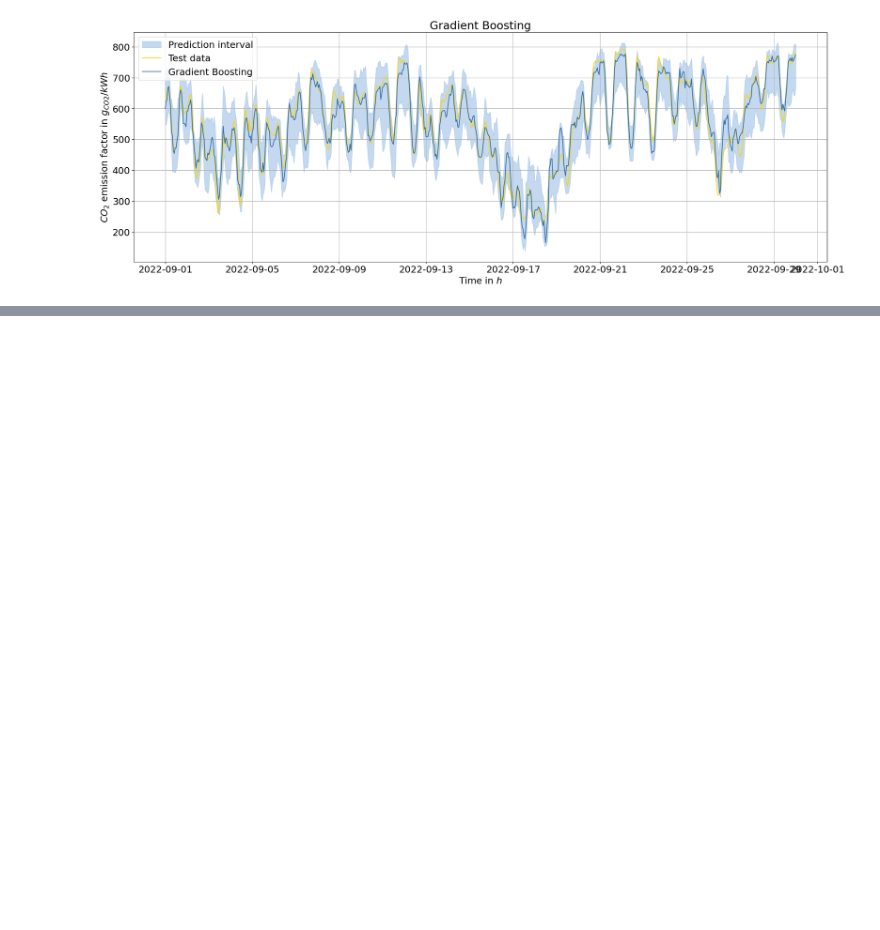
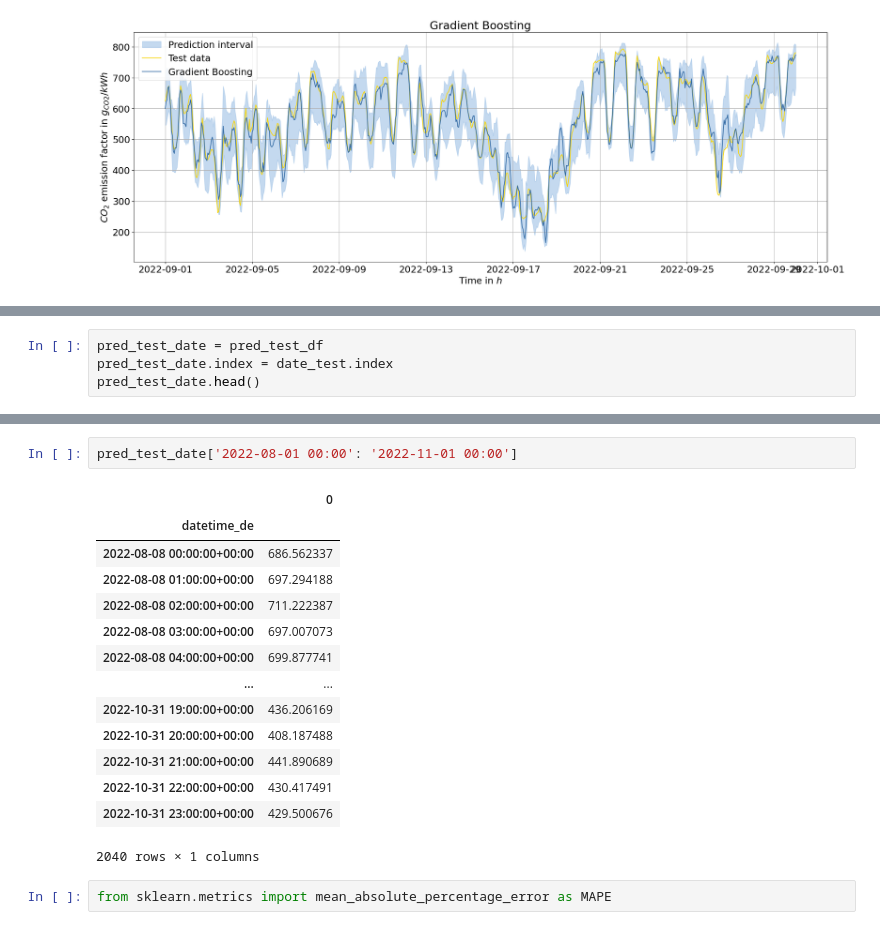
Before and after one commit to arianbajrami/Maser-Thesis-Comparison-of-Statistical-and-Deep-Learning-Forecasting-Models-Based-on-a-Use-Case-in-, a Jupyter notebook: ensemble_learner/grad_boost.ipynb, the cells around one changed output, grey strips where cells are left out. Saved outputs shown, nothing was run; the diff lists cells and outputs as text; blank space fills up the shorter version.

```diff
--- a/ensemble_learner/grad_boost.ipynb
+++ b/ensemble_learner/grad_boost.ipynb
@@ -390,0 +391,4 @@ plt.plot(pred_test_df[:1000])
+# %%
+pred_test_date = pred_test_df
+pred_test_date.index = date_test.index
+pred_test_date.head()
@@ -390,0 +403,19 @@ plt.plot(pred_test_df[:1000])
+# %%
+pred_test_date['2022-08-01 00:00': '2022-11-01 00:00']
+# %% [output]
+|  | 0 |
+| datetime_de |  |
+| 2022-08-08 00:00:00+00:00 | 686.562337 |
+| 2022-08-08 01:00:00+00:00 | 697.294188 |
+| 2022-08-08 02:00:00+00:00 | 711.222387 |
+| 2022-08-08 03:00:00+00:00 | 697.007073 |
+| 2022-08-08 04:00:00+00:00 | 699.877741 |
+| ... | ... |
+| 2022-10-31 19:00:00+00:00 | 436.206169 |
+| 2022-10-31 20:00:00+00:00 | 408.187488 |
+| 2022-10-31 21:00:00+00:00 | 441.890689 |
+| 2022-10-31 22:00:00+00:00 | 430.417491 |
+| 2022-10-31 23:00:00+00:00 | 429.500676 |
+2040 rows × 1 columns
+# %%
+from sklearn.metrics import mean_absolute_percentage_error as MAPE
```
Also changed, not shown: parts of 24 cells of this notebook, 4 other files.
